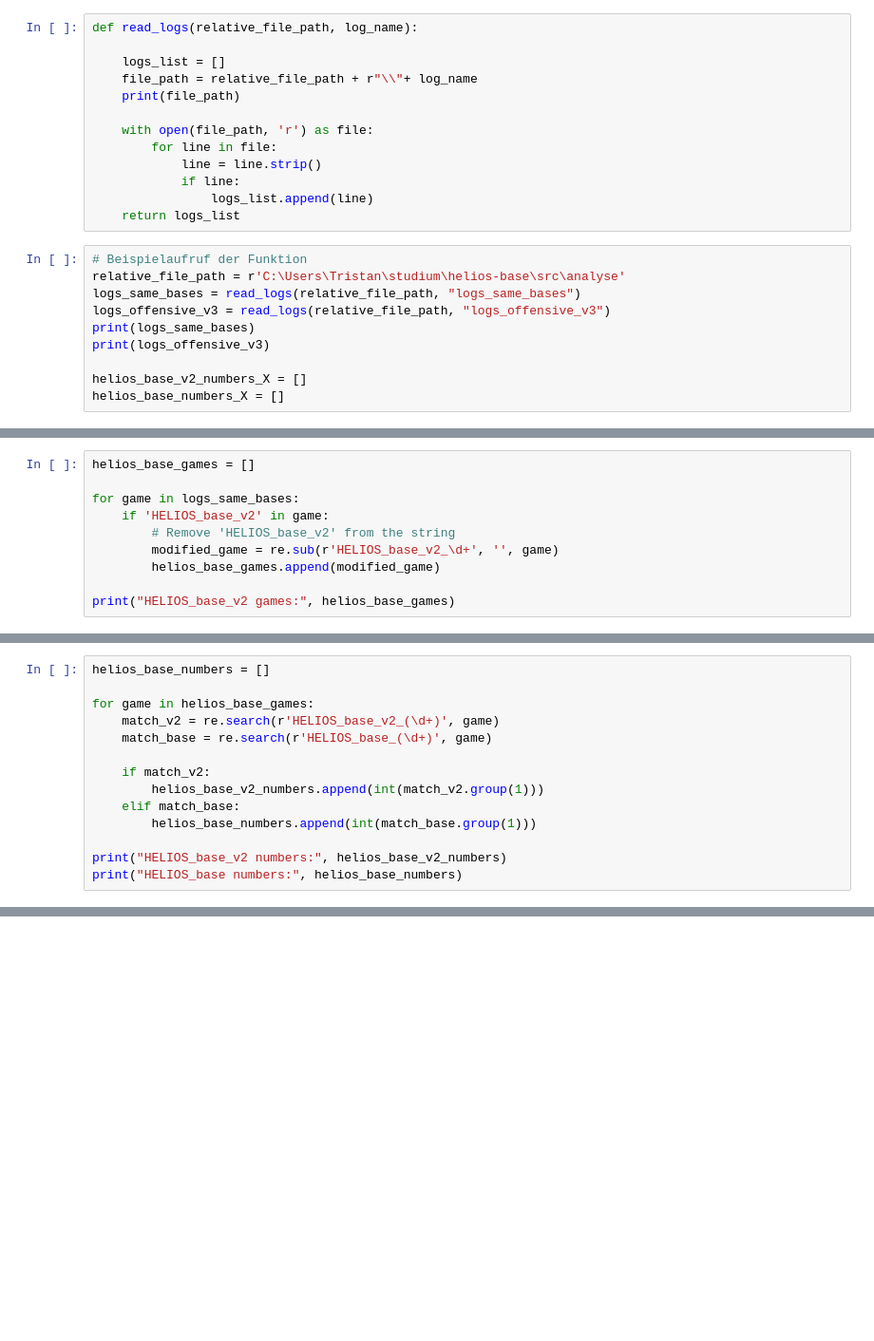
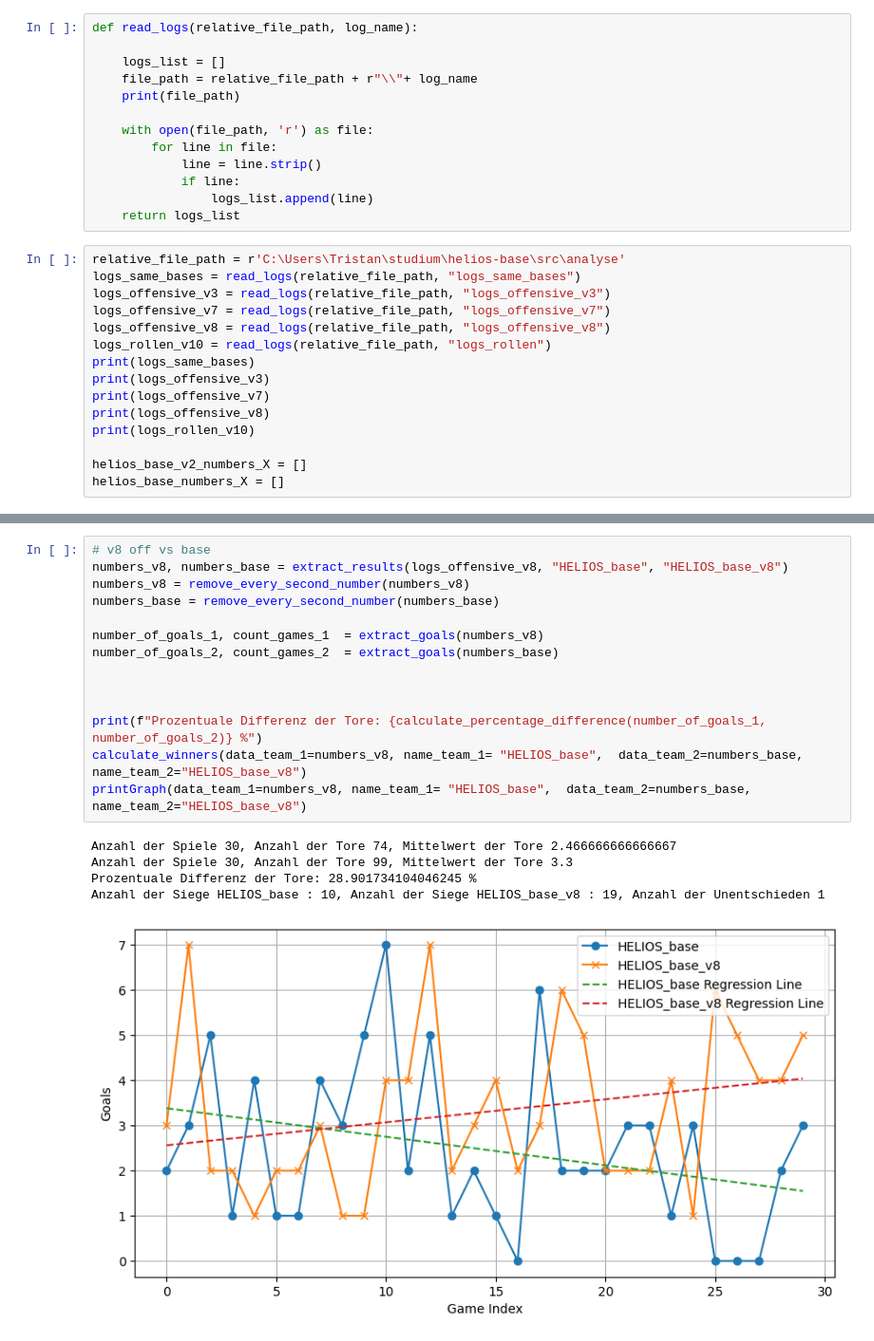
Before and after one commit to Haeuptling/helios-base, a Jupyter notebook: src/analyse/analyse.ipynb, the cells around one changed output, grey strips where cells are left out. Shown at 95% size. Cells and saved outputs as stored; diff of their text form; blank space fills up the shorter version.

```diff
--- a/src/analyse/analyse.ipynb
+++ b/src/analyse/analyse.ipynb
@@ -19,12 +19,17 @@ def read_logs(relative_file_path, log_name):
                 logs_list.append(line)
     return logs_list
 # %%
-# Beispielaufruf der Funktion
 relative_file_path = r'C:\Users\Tristan\studium\helios-base\src\analyse'
 logs_same_bases = read_logs(relative_file_path, "logs_same_bases")
 logs_offensive_v3 = read_logs(relative_file_path, "logs_offensive_v3")
+logs_offensive_v7 = read_logs(relative_file_path, "logs_offensive_v7")
+logs_offensive_v8 = read_logs(relative_file_path, "logs_offensive_v8")
+logs_rollen_v10 = read_logs(relative_file_path, "logs_rollen")
 print(logs_same_bases)
 print(logs_offensive_v3)
+print(logs_offensive_v7)
+print(logs_offensive_v8)
+print(logs_rollen_v10)
 
 helios_base_v2_numbers_X = []
 helios_base_numbers_X = []
@@ -113,10 +46,0 @@ HELIOS_base numbers: [1, 1, 3, 3, 2, 2, 7, 7, 1, 1, 1, 1, 1, 1, 6, 6, 1, 1, 2, 2
-# %%
-helios_base_games = []
-
-for game in logs_same_bases:
-    if 'HELIOS_base_v2' in game:
-        # Remove 'HELIOS_base_v2' from the string
-        modified_game = re.sub(r'HELIOS_base_v2_\d+', '', game)
-        helios_base_games.append(modified_game)
-
-print("HELIOS_base_v2 games:", helios_base_games)
@@ -125,14 +46,0 @@ HELIOS_base_v2 games: ['20250119184731--vs-HELIOS_base_1.rcg', '20250119184731--
-# %%
-helios_base_numbers = []
-
-for game in helios_base_games:
-    match_v2 = re.search(r'HELIOS_base_v2_(\d+)', game)
-    match_base = re.search(r'HELIOS_base_(\d+)', game)
-
-    if match_v2:
-        helios_base_v2_numbers.append(int(match_v2.group(1)))
-    elif match_base:
-        helios_base_numbers.append(int(match_base.group(1)))
-
-print("HELIOS_base_v2 numbers:", helios_base_v2_numbers)
-print("HELIOS_base numbers:", helios_base_numbers)
@@ -212,0 +188,20 @@ plt.show()
+# %%
+# v8 off vs base
+numbers_v8, numbers_base = extract_results(logs_offensive_v8, "HELIOS_base", "HELIOS_base_v8")
+numbers_v8 = remove_every_second_number(numbers_v8)
+numbers_base = remove_every_second_number(numbers_base)
+
+number_of_goals_1, count_games_1  = extract_goals(numbers_v8)
+number_of_goals_2, count_games_2  = extract_goals(numbers_base)
+
+
+
+print(f"Prozentuale Differenz der Tore: {calculate_percentage_difference(number_of_goals_1, number_of_goals_2)} %")
+calculate_winners(data_team_1=numbers_v8, name_team_1= "HELIOS_base",  data_team_2=numbers_base, name_team_2="HELIOS_base_v8")
+printGraph(data_team_1=numbers_v8, name_team_1= "HELIOS_base",  data_team_2=numbers_base, name_team_2="HELIOS_base_v8")
+# %% [output]
+Anzahl der Spiele 30, Anzahl der Tore 74, Mittelwert der Tore 2.466666666666667
+Anzahl der Spiele 30, Anzahl der Tore 99, Mittelwert der Tore 3.3
+Prozentuale Differenz der Tore: 28.901734104046245 %
+Anzahl der Siege HELIOS_base : 10, Anzahl der Siege HELIOS_base_v8 : 19, Anzahl der Unentschieden 1
+[figure, added]
```
Also changed, not shown: parts of 13 cells of this notebook, 18 other files.
